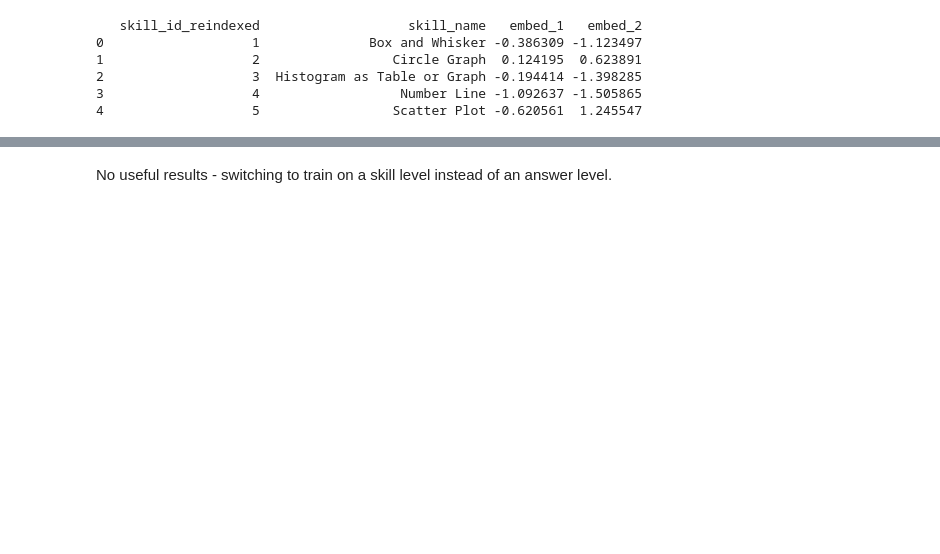
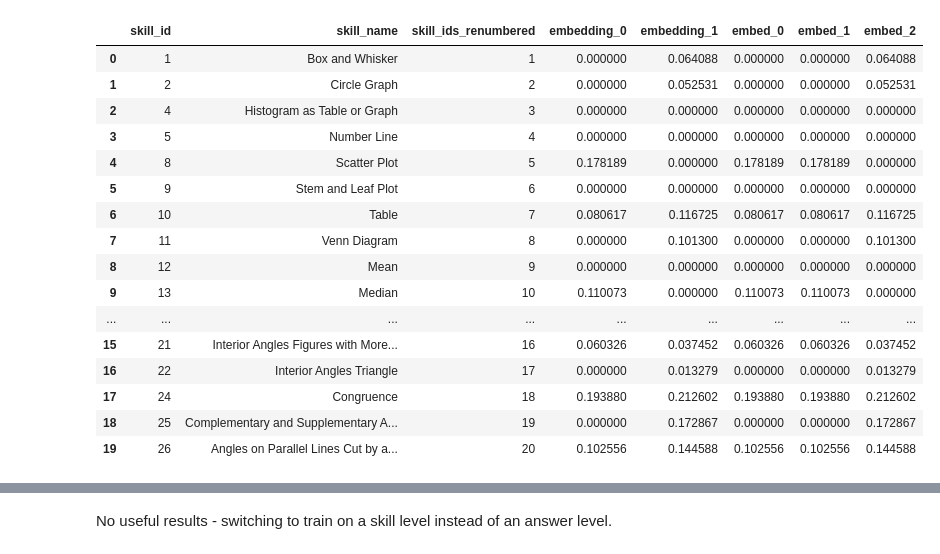
Before and after one commit to botond0401/personalized-education, a Jupyter notebook: notebooks/embeddings_skills_e2.ipynb, the cells around one changed output, grey strips where cells are left out. Cells and saved outputs as stored; diff of their text form; code cells hidden in the pictures; blank space fills up the shorter version.

```diff
--- a/notebooks/embeddings_skills_e2.ipynb
+++ b/notebooks/embeddings_skills_e2.ipynb
@@ -39,30 +38,0 @@ embedding_dim = model.embedding.embedding_dim
-# %%
-# Step 1: Create a DataFrame with `answer_id` from 1 to `num_embeddings` and `correct` set to 1
-df_skills = pd.read_csv('data/preprocessed/skills_df.csv', index_col=0)
-
-# Step 2: Calculate embeddings for each `skill_id`
-# Create a tensor with the `answer_id` values, reshape to match input shape and get the embeddings
-input_tensor = torch.tensor([[[i, 1] for i in range(1, num_embeddings + 1)]]).long()  # Shape: (1, num_embeddings, 2)
-
-embeddings = generate_embeddings(input_tensor)  # Shape: (1, num_embeddings, embedding_dim)
-embeddings = embeddings.squeeze(0)  # Remove the batch dimension to shape (num_embeddings, embedding_dim)
-
-# Step 3: Add the calculated embeddings as columns to the DataFrame
-# Convert embeddings to a list and add each dimension as a new column
-embedding_list = embeddings.tolist()  # Shape: (num_embeddings, embedding_dim)
-embedding_df = pd.DataFrame(embedding_list, columns=[f'embed_{i+1}' for i in range(embedding_dim)])
-
-# Concatenate `df` with the embedding DataFrame
-df_skills = pd.concat([df_skills, embedding_df], axis=1)
-
-# Display the resulting DataFrame
-print(df_skills.head())  # Print the first few rows to check the structure
-
-df_skills = df_skills.dropna()
-# %% [output]
-   skill_id_reindexed                   skill_name   embed_1   embed_2
-0                   1              Box and Whisker -0.386309 -1.123497
-1                   2                 Circle Graph  0.124195  0.623891
-2                   3  Histogram as Table or Graph -0.194414 -1.398285
-3                   4                  Number Line -1.092637 -1.505865
-4                   5                 Scatter Plot -0.620561  1.245547
@@ -69 +50,30 @@ df_skills = df_skills.dropna()
+# %%
+# Get embeddings for each row and store them as new columns
+embeddings = df_embeddings["skill_ids_renumbered"].apply(lambda x: get_embedding(x, model, num_skills))
+embedding_dim = embeddings.iloc[0].shape[0]  # Dimension of embedding
+
+# Split embedding values into individual columns
+embedding_columns = [f"embed_{i+1}" for i in range(embedding_dim)]
+df_embeddings[embedding_columns] = pd.DataFrame(embeddings.tolist(), index=df_embeddings.index)
+
+# Display the updated DataFrame
+df_embeddings.head(20)
+# %% [output]
+|  | skill_id | skill_name | skill_ids_renumbered | embedding_0 | embedding_1 | embed_0 | embed_1 | embed_2 |
+| 0 | 1 | Box and Whisker | 1 | 0.000000 | 0.064088 | 0.000000 | 0.000000 | 0.064088 |
+| 1 | 2 | Circle Graph | 2 | 0.000000 | 0.052531 | 0.000000 | 0.000000 | 0.052531 |
+| 2 | 4 | Histogram as Table or Graph | 3 | 0.000000 | 0.000000 | 0.000000 | 0.000000 | 0.000000 |
+| 3 | 5 | Number Line | 4 | 0.000000 | 0.000000 | 0.000000 | 0.000000 | 0.000000 |
+| 4 | 8 | Scatter Plot | 5 | 0.178189 | 0.000000 | 0.178189 | 0.178189 | 0.000000 |
+| 5 | 9 | Stem and Leaf Plot | 6 | 0.000000 | 0.000000 | 0.000000 | 0.000000 | 0.000000 |
+| 6 | 10 | Table | 7 | 0.080617 | 0.116725 | 0.080617 | 0.080617 | 0.116725 |
+| 7 | 11 | Venn Diagram | 8 | 0.000000 | 0.101300 | 0.000000 | 0.000000 | 0.101300 |
+| 8 | 12 | Mean | 9 | 0.000000 | 0.000000 | 0.000000 | 0.000000 | 0.000000 |
+| 9 | 13 | Median | 10 | 0.110073 | 0.000000 | 0.110073 | 0.110073 | 0.000000 |
+| ... | ... | ... | ... | ... | ... | ... | ... | ... |
+| 15 | 21 | Interior Angles Figures with More... | 16 | 0.060326 | 0.037452 | 0.060326 | 0.060326 | 0.037452 |
+| 16 | 22 | Interior Angles Triangle | 17 | 0.000000 | 0.013279 | 0.000000 | 0.000000 | 0.013279 |
+| 17 | 24 | Congruence | 18 | 0.193880 | 0.212602 | 0.193880 | 0.193880 | 0.212602 |
+| 18 | 25 | Complementary and Supplementary A... | 19 | 0.000000 | 0.172867 | 0.000000 | 0.000000 | 0.172867 |
+| 19 | 26 | Angles on Parallel Lines Cut by a... | 20 | 0.102556 | 0.144588 | 0.102556 | 0.102556 | 0.144588 |
 # %%
```
Also changed, not shown: parts of 7 cells of this notebook, 6 other files.
